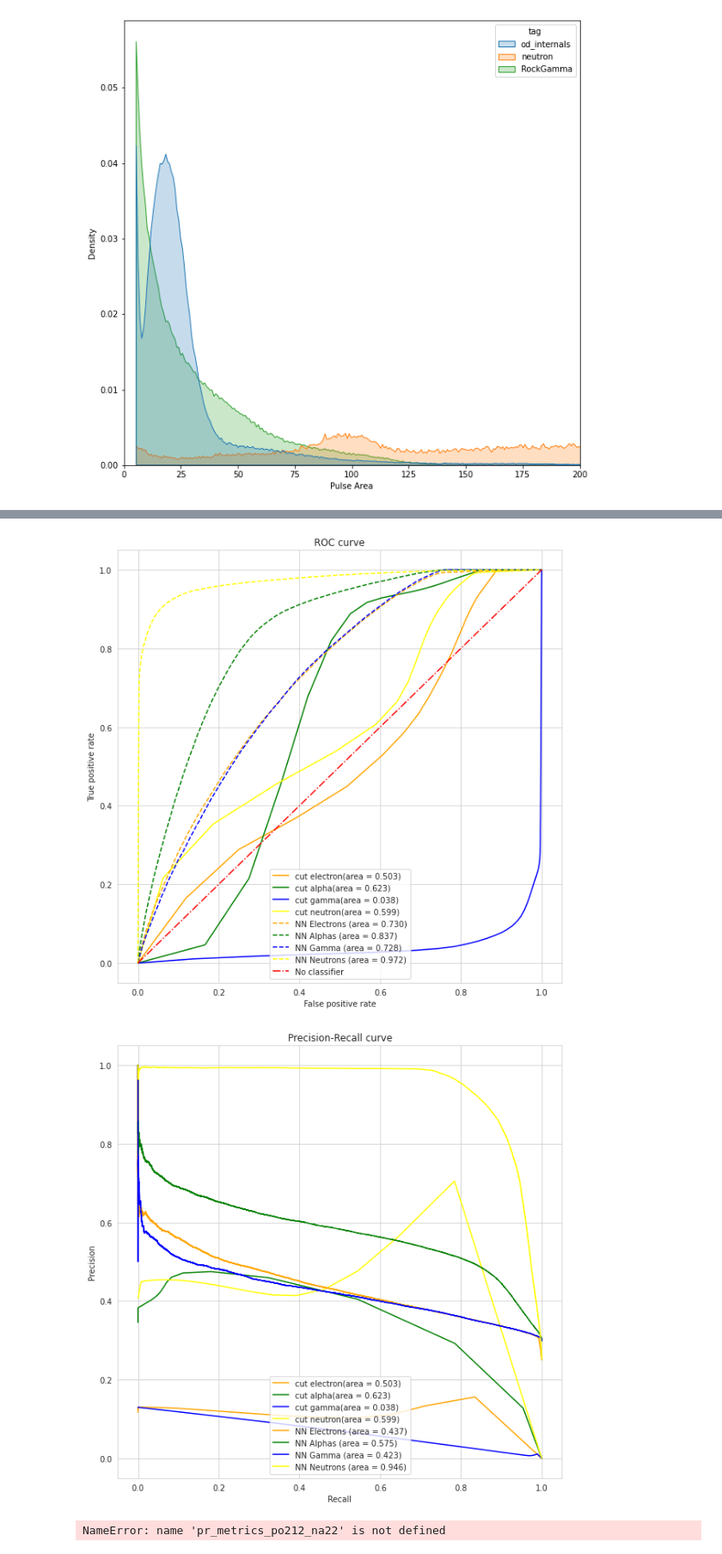
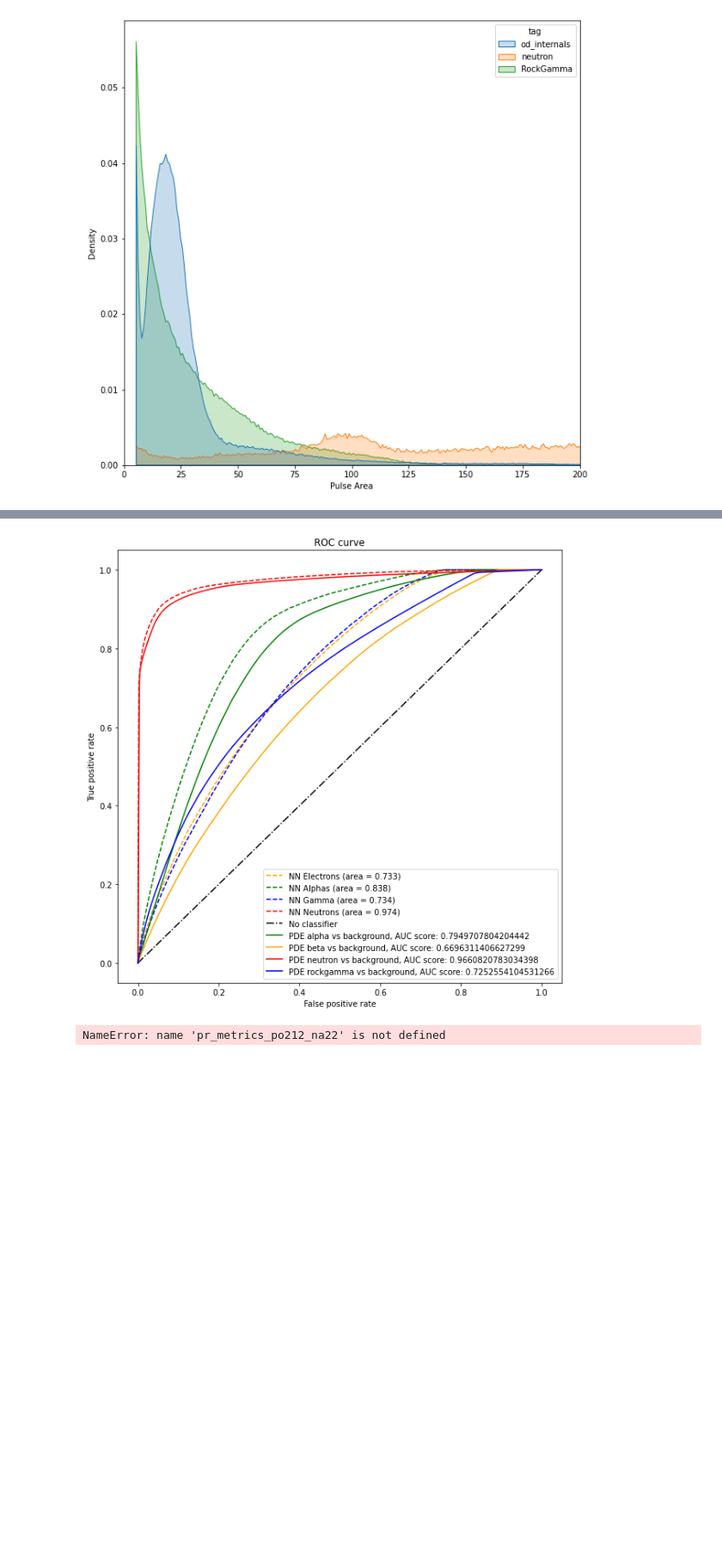
Before and after one commit to Thomas-Long1/LZ_analysis, a Jupyter notebook: LZ_data_analysis.ipynb, the cells around one changed output, grey strips where cells are left out. Shown at 86% size. Saved outputs shown, nothing was run; the diff lists cells and outputs as text; code cells hidden in the pictures; blank space fills up the shorter version.

```diff
--- a/LZ_data_analysis.ipynb
+++ b/LZ_data_analysis.ipynb
@@ -1158,65 +1359,50 @@ comparison_metrics
 # %%
-electron_data=info[0]
-alpha_data=info[1]
-neutron_data=info[2]
-gamma_data=info[3]
+#electron_data=info[0]
+#alpha_data=info[1]
+#neutron_data=info[2]
+#gamma_data=info[3]
 
 #electron_max=electron_data[electron_data['F1 score'] == electron_data['F1 score'].max()]
-electron_metrics=electron_data[electron_data['minval']== 0]
-auc_electron=auc(1-electron_metrics['specificity'], electron_metrics['recall'])
+#electron_metrics=electron_data[electron_data['minval']== 0]
+#auc_electron=auc(1-electron_metrics['specificity'], electron_metrics['recall'])
 #pr_auc_electron=auc(electron_metrics['precision'], electron_metrics['recall'])
 
 #alpha_max=alpha_data[alpha_data['F1 score'] == alpha_data['F1 score'].max()]
-alpha_metrics=alpha_data[alpha_data['minval']== 0]
-auc_alpha=auc(1-alpha_metrics['specificity'], alpha_metrics['recall'])
+#alpha_metrics=alpha_data[alpha_data['minval']== 0]
+#auc_alpha=auc(1-alpha_metrics['specificity'], alpha_metrics['recall'])
 #pr_auc_alpha=auc(alpha_metrics['precision'], alpha_metrics['recall'])
 
 
 #neutron_max=neutron_data[neutron_data['F1 score'] == neutron_data['F1 score'].max()]
-neutron_metrics=neutron_data[neutron_data['minval']== 0]
-auc_neutron=auc(1-neutron_metrics['specificity'], neutron_metrics['recall'])
+#neutron_metrics=neutron_data[neutron_data['minval']== 0]
+#auc_neutron=auc(1-neutron_metrics['specificity'], neutron_metrics['recall'])
 #pr_auc_neutron=auc(neutron_metrics['precision'], neutron_metrics['recall'])
 
 #gamma_max=gamma_data[gamma_data['F1 score'] == gamma_data['F1 score'].max()]
-gamma_metrics=gamma_data[gamma_data['minval']== 0]
-auc_gamma=auc(1-gamma_metrics['specificity'], gamma_metrics['recall'])
+#gamma_metrics=gamma_data[gamma_data['minval']== 0]
+#auc_gamma=auc(1-gamma_metrics['specificity'], gamma_metrics['recall'])
 #pr_auc_gamma=auc(gamma_metrics['precision'], gamma_metrics['recall'])
 
 
 
 plt.figure(figsize=(10,10))
-plt.plot(1-electron_metrics['specificity'],electron_metrics['recall'],color='orange',label='cut electron(area = {:.3f})'.format(auc_electron))
-plt.plot(1-alpha_metrics['specificity'],alpha_metrics['recall'],color='green',label='cut alpha(area = {:.3f})'.format(auc_alpha))
-plt.plot(1-neutron_metrics['specificity'],neutron_metrics['recall'],color='blue',label='cut gamma(area = {:.3f})'.format(auc_neutron))
-plt.plot(1-gamma_metrics['specificity'],gamma_metrics['recall'],color='yellow',label='cut neutron(area = {:.3f})'.format(auc_gamma))
+
 plt.plot(fpr[0], tpr[0], linestyle='--',color='orange', label='NN Electrons (area = {:.3f})'.format(auc(fpr[0],tpr[0])))
 plt.plot(fpr[1], tpr[1], linestyle='--',color='green', label='NN Alphas (area = {:.3f})'.format(auc(fpr[1],tpr[1])))
 plt.plot(fpr[2], tpr[2], linestyle='--',color='blue', label='NN Gamma (area = {:.3f})'.format(auc(fpr[2],tpr[2])))
-plt.plot(fpr[3], tpr[3], linestyle='--',color='yellow', label='NN Neutrons (area = {:.3f})'.format(auc(fpr[3],tpr[3])))
-plt.plot([0, 1], [0, 1],linestyle='dashdot',color='red', label='No classifier')
+plt.plot(fpr[3], tpr[3], linestyle='--',color='red', label='NN Neutrons (area = {:.3f})'.format(auc(fpr[3],tpr[3])))
+plt.plot([0, 1], [0, 1],linestyle='dashdot',color='black', label='No classifier')
+plt.plot(Afpr,Atpr,label='PDE alpha vs background, AUC score: ' + str(auc(Afpr,Atpr)), color = 'green')
+plt.plot(Bfpr,Btpr,label='PDE beta vs background, AUC score: ' + str(auc(Bfpr,Btpr)),color = 'orange')
+plt.plot(Nfpr,Ntpr,label='PDE neutron vs background, AUC score: ' + str(auc(Nfpr,Ntpr)),color = 'red')
+plt.plot(Rfpr,Rtpr,label='PDE rockgamma vs background, AUC score: ' + str(auc(Rfpr,Rtpr)),color = 'blue')
 plt.xlabel('False positive rate')
 plt.ylabel('True positive rate')
 plt.title('ROC curve')
 plt.legend(loc='best')
 plt.show()
-
-plt.figure(figsize=(10,10))
-plt.plot(1-electron_metrics['recall'],electron_metrics['precision'],color='orange',label='cut electron(area = {:.3f})'.format(auc_electron))
-plt.plot(1-alpha_metrics['recall'],alpha_metrics['precision'],color='green',label='cut alpha(area = {:.3f})'.format(auc_alpha))
-plt.plot(1-neutron_metrics['recall'],neutron_metrics['precision'],color='blue',label='cut gamma(area = {:.3f})'.format(auc_neutron))
-plt.plot(1-gamma_metrics['recall'],gamma_metrics['precision'],color='yellow',label='cut neutron(area = {:.3f})'.format(auc_gamma))
-plt.plot(recall[0], prec[0],color='orange', label='NN Electrons (area = {:.3f})'.format(auc(recall[0],prec[0])))
-plt.plot(recall[1], prec[1],color='green', label='NN Alphas (area = {:.3f})'.format(auc(recall[1],prec[1])))
-plt.plot(recall[2], prec[2],color='blue', label='NN Gamma (area = {:.3f})'.format(auc(recall[2],prec[2])))
-plt.plot(recall[3], prec[3],color='yellow', label='NN Neutrons (area = {:.3f})'.format(auc(recall[3],prec[3])))
-plt.ylabel('Precision')
-plt.xlabel('Recall')
-plt.title('Precision-Recall curve')
-plt.legend(loc='best')
-plt.show()
 # %% [output]
-[figure, old version]
+[figure, new version]
-[figure, removed]
 # %%
 # %% [output]
 NameError: name 'pr_metrics_po212_na22' is not defined
```
Also changed, not shown: parts of 16 cells of this notebook.
